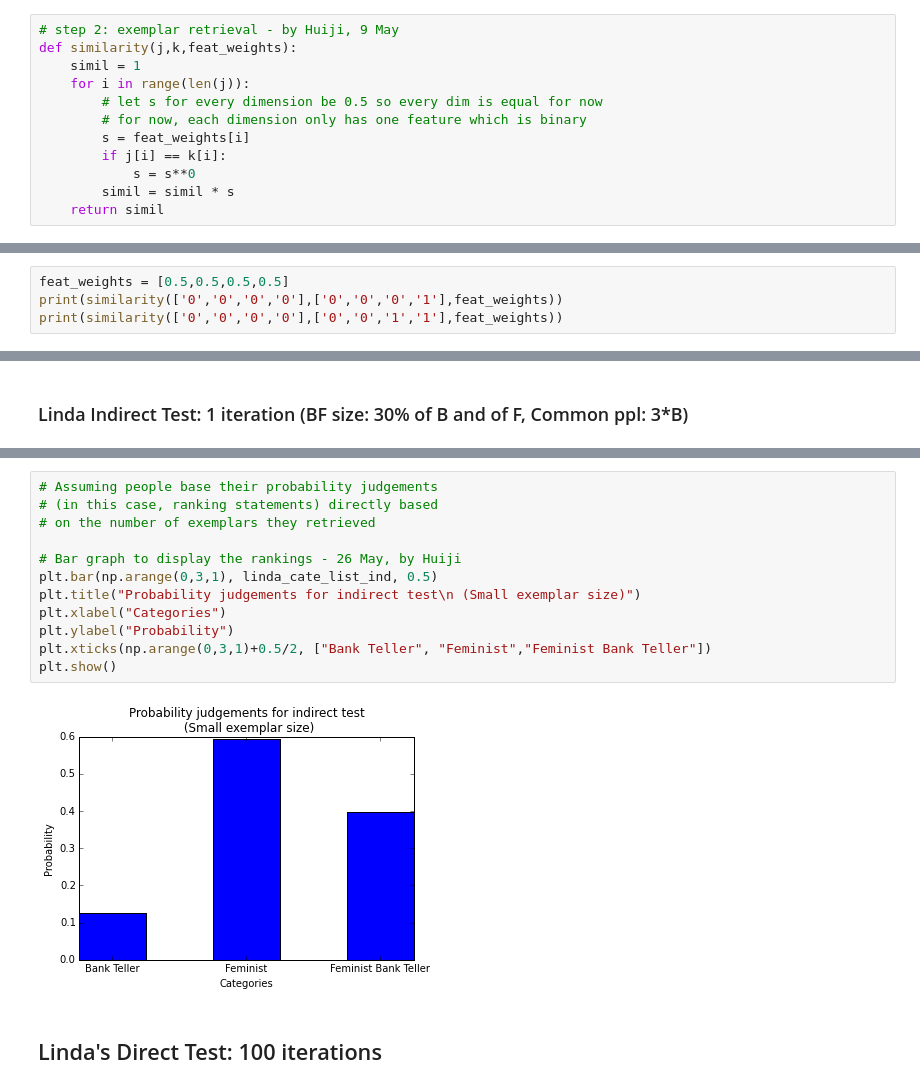
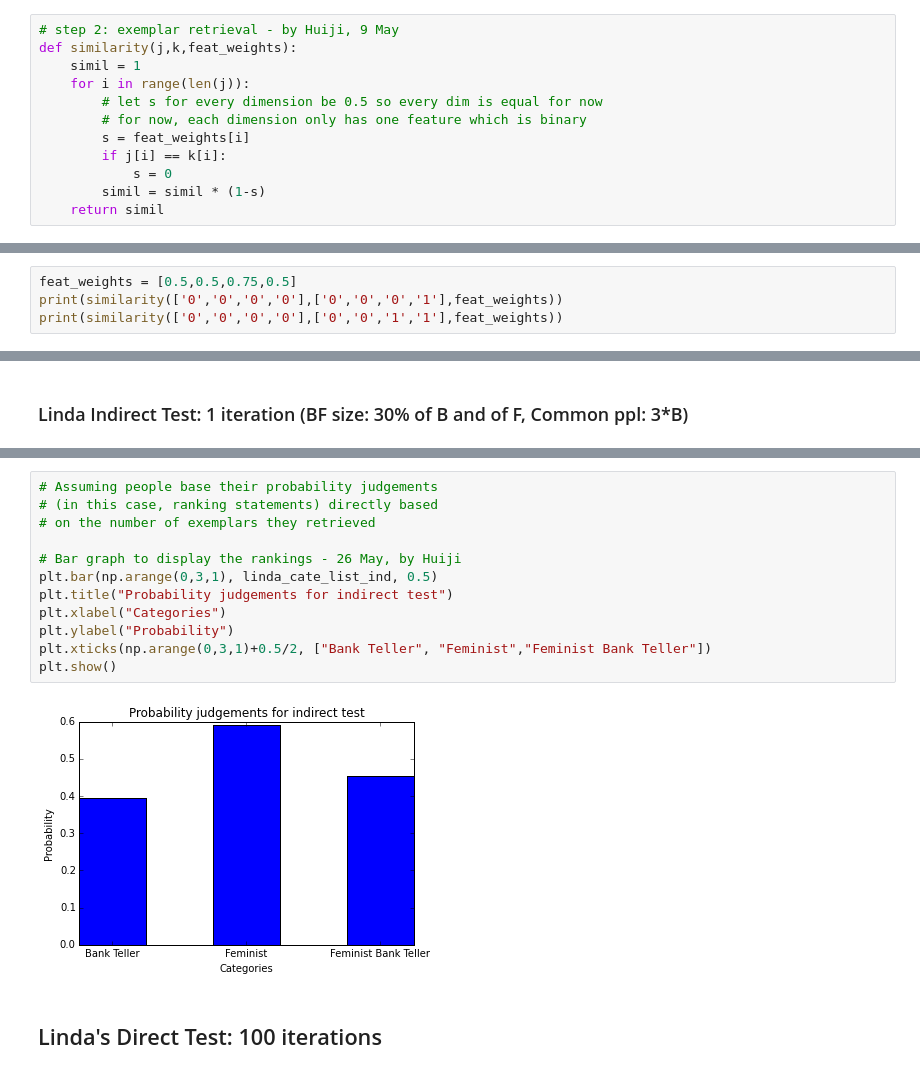
Before and after one commit to yinghj/CS328-Spring-2016, a Jupyter notebook: Final Project.ipynb, the cells around one changed output, grey strips where cells are left out. Cells and saved outputs as stored; diff of their text form.

```diff
--- a/Final Project.ipynb
+++ b/Final Project.ipynb
@@ -178,15 +178,15 @@ def similarity(j,k,feat_weights):
         # for now, each dimension only has one feature which is binary
         s = feat_weights[i]
         if j[i] == k[i]:
-            s = s**0
-        simil = simil * s
+            s = 0
+        simil = simil * (1-s)
     return simil
 # %% [markdown]
 $$ similarity(j, k) = \prod s^{d_k}$$
 # %% [markdown]
 ### Feature Weights
 # %%
-feat_weights = [0.5,0.5,0.5,0.5]
+feat_weights = [0.5,0.5,0.75,0.5]
 print(similarity(['0','0','0','0'],['0','0','0','1'],feat_weights))
 print(similarity(['0','0','0','0'],['0','0','1','1'],feat_weights))
 # %% [output]
@@ -315,17 +315,17 @@ Feminist Bank Teller:  0.3978685612788632
 # %%
 # Assuming people base their probability judgements
 # (in this case, ranking statements) directly based
 # on the number of exemplars they retrieved
 
 # Bar graph to display the rankings - 26 May, by Huiji
 plt.bar(np.arange(0,3,1), linda_cate_list_ind, 0.5)
-plt.title("Probability judgements for indirect test\n (Small exemplar size)")
+plt.title("Probability judgements for indirect test")
 plt.xlabel("Categories")
 plt.ylabel("Probability")
 plt.xticks(np.arange(0,3,1)+0.5/2, ["Bank Teller", "Feminist","Feminist Bank Teller"])
 plt.show()
 # %% [output]
-[figure, old version]
+[figure, new version]
 # %% [markdown]
 ## Linda's Direct Test: 100 iterations
 # %% [markdown]
```
Also changed, not shown: parts of 58 cells of this notebook.
